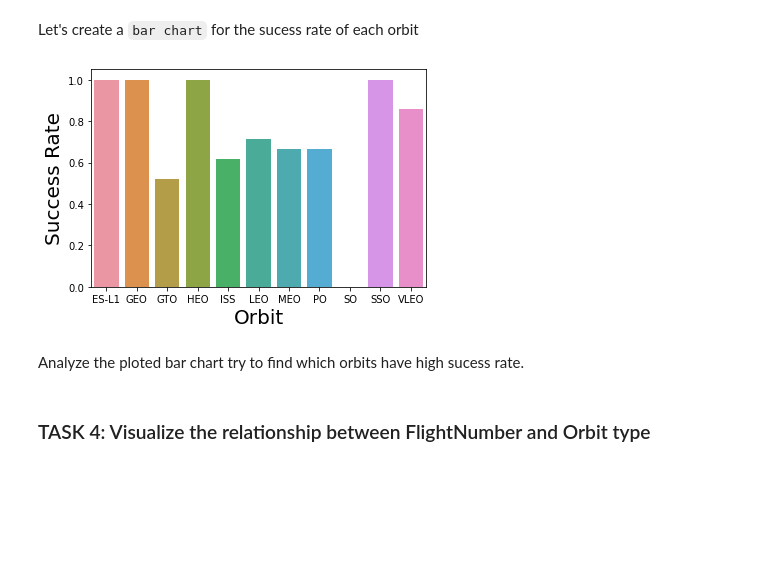
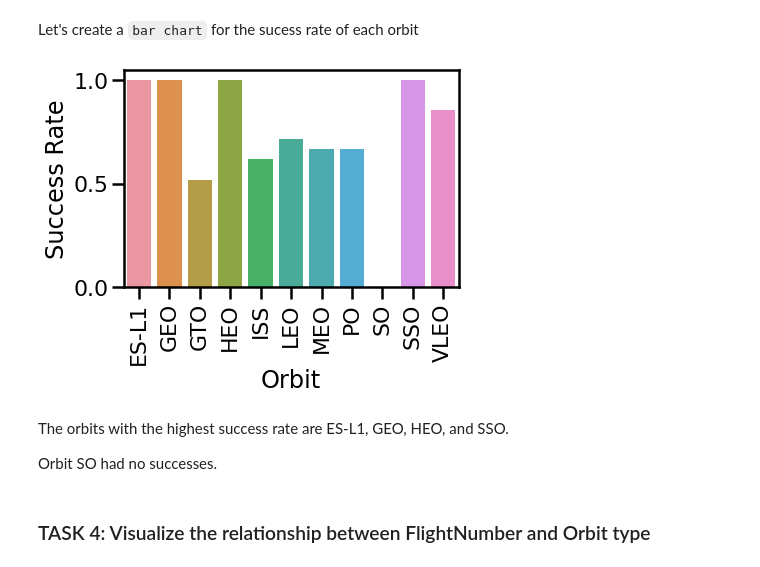
Before and after one commit to staceybellerose/data_science_capstone, a Jupyter notebook: Exploratory Analysis with Data Visualization.ipynb, the cells around one changed output. Saved outputs shown, nothing was run; the diff lists cells and outputs as text; code cells hidden in the pictures; blank space fills up the shorter version.

```diff
--- a/Exploratory Analysis with Data Visualization.ipynb
+++ b/Exploratory Analysis with Data Visualization.ipynb
@@ -68,8 +68,10 @@ First, let's try to see how the `FlightNumber` (indicating the continuous launch
 
 We can plot out the <code>FlightNumber</code> vs. <code>PayloadMass</code>and overlay the outcome of the launch. We see that as the flight number increases, the first stage is more likely to land successfully. The payload mass is also important; it seems the more massive the payload, the less likely the first stage will return.
 # %%
+sns.set_context("poster")
 sns.catplot(y="PayloadMass", x="FlightNumber", hue="Class", data=df, aspect = 5)
-plt.xlabel("Flight Number",fontsize=20)
-plt.ylabel("Pay load Mass (kg)",fontsize=20)
+plt.xticks([20,40,60,80],[20,40,60,80])
+plt.xlabel("Flight Number")
+plt.ylabel("Pay load Mass (kg)")
 plt.show()
 # %% [output]
@@ -115,14 +125,18 @@ Let's create a `bar chart` for the sucess rate of each orbit
 # %%
 # HINT use groupby method on Orbit column and get the mean of Class column
 data = df.groupby(['Orbit']).mean().reset_index()
 sns.barplot(x='Orbit', y='Class', data=data)
-plt.ylabel('Success Rate', fontsize=20)
-plt.xlabel('Orbit', fontsize=20)
+locs, labels = plt.xticks()
+plt.xticks(locs, labels, rotation=90)
+plt.ylabel('Success Rate')
+plt.xlabel('Orbit')
 plt.show()
 # %% [output]
-[figure, old version]
+[figure, new version]
-# %% [markdown]
-Analyze the ploted bar chart try to find which orbits have high sucess rate.
+# %% [markdown]
+The orbits with the highest success rate are ES-L1, GEO, HEO, and SSO.
+
+Orbit SO had no successes.
 # %% [markdown]
 ### TASK  4: Visualize the relationship between FlightNumber and Orbit type
 # %% [markdown]
```
Also changed, not shown: parts of 12 cells of this notebook.
